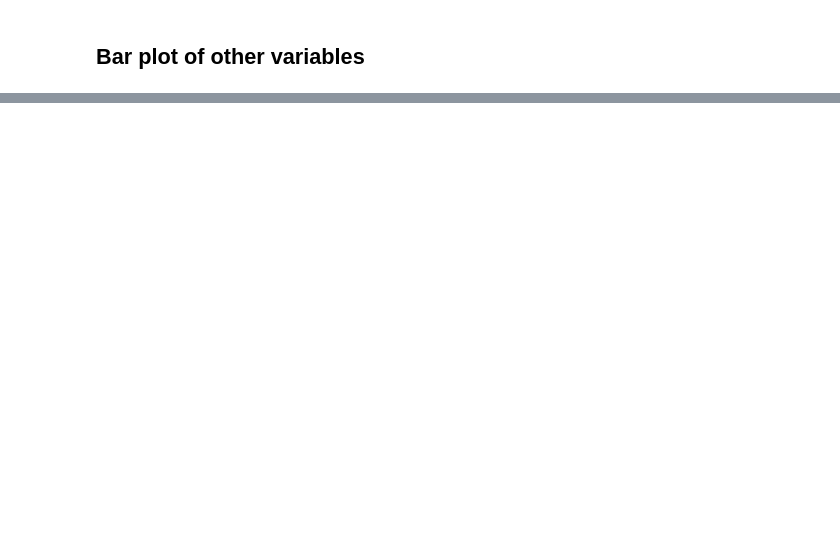
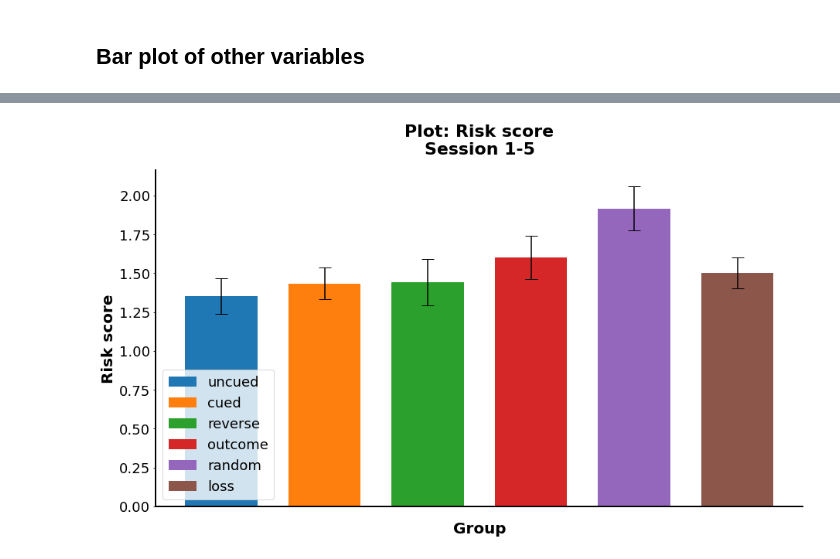
Before and after one commit to deckyblue/sparklyRGT, a Jupyter notebook: sparklyRGT_tutorial/used_templates/sparklyRGT_template_2-rgt-variants.ipynb, the cells around one changed output, grey strips where cells are left out. Saved outputs shown, nothing was run; the diff lists cells and outputs as text; code cells hidden in the pictures; blank space fills up the shorter version.

```diff
--- a/sparklyRGT_tutorial/used_templates/sparklyRGT_template_2-rgt-variants.ipynb
+++ b/sparklyRGT_tutorial/used_templates/sparklyRGT_template_2-rgt-variants.ipynb
@@ -203,0 +211,4 @@ I am being executed!
+# %%
+rgt.rgt_bar_plot('choice_lat', startsess, endsess, title, mean_scores, SEM, group_names, y_label = 'Risk score')
+# %% [output]
+[figure, added]
```
Also changed, not shown: parts of 4 cells of this notebook, 1 other file.
